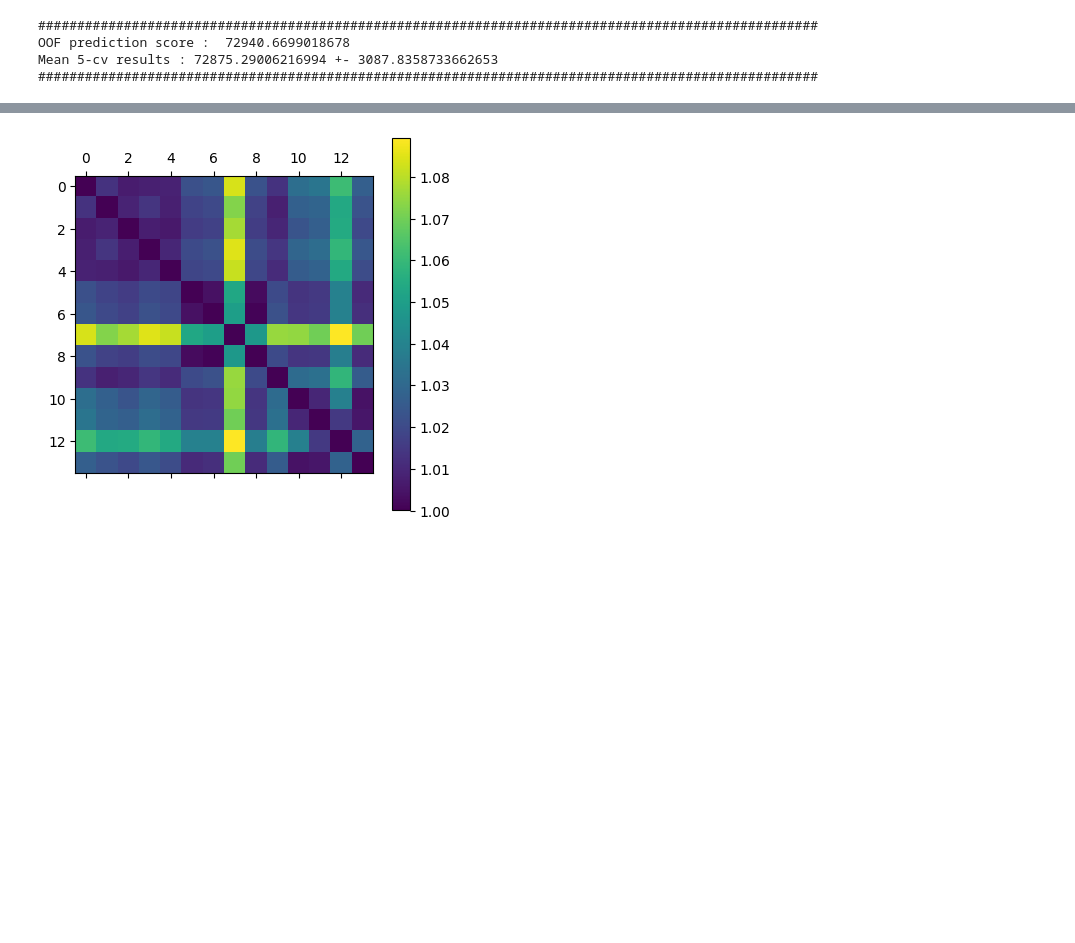
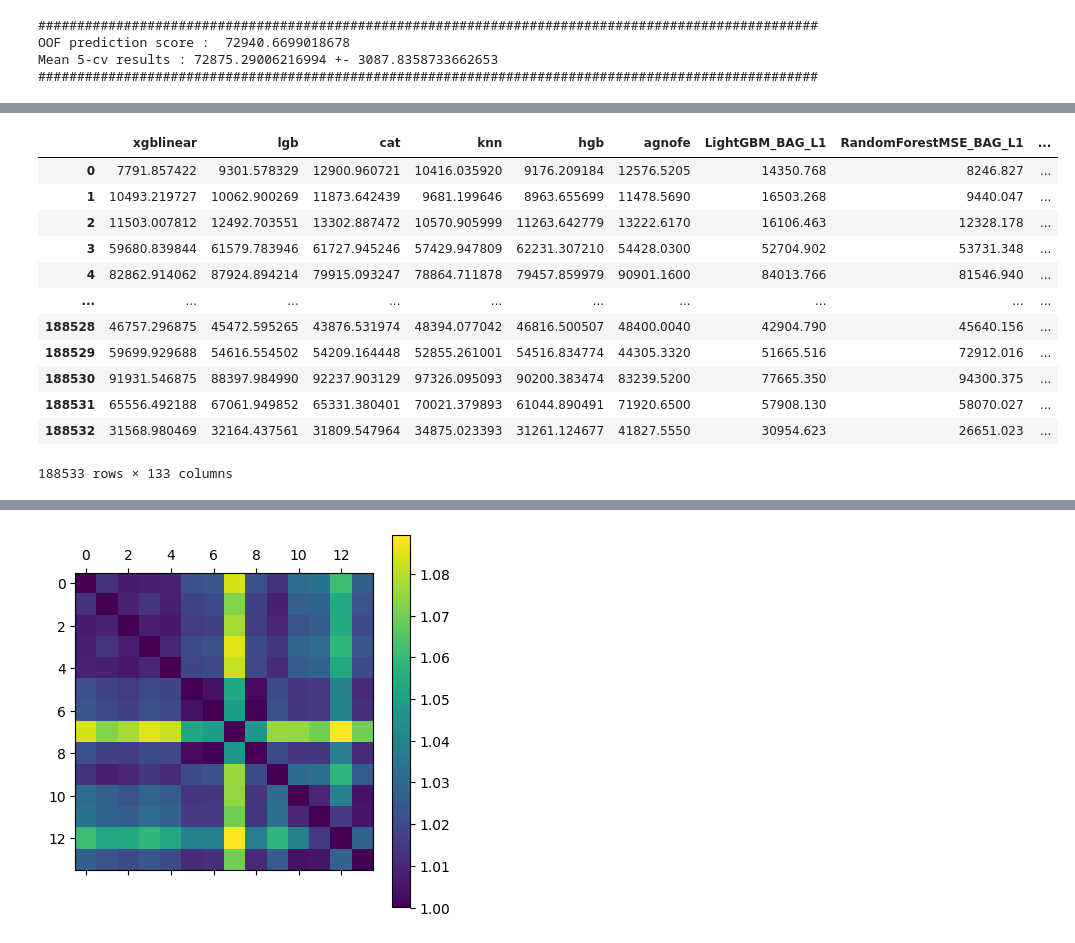
Before and after one commit to yuwei-1/Kaggle-tools, a Jupyter notebook: tuning-final-lgbm.ipynb, the cells around one changed output, grey strips where cells are left out. Cells and saved outputs as stored; diff of their text form; code cells hidden in the pictures; blank space fills up the shorter version.

```diff
--- a/tuning-final-lgbm.ipynb
+++ b/tuning-final-lgbm.ipynb
@@ -575,0 +447,9 @@ best_test.load_saved_prediction_files(additional_predictions)
+# %%
+hillclimber.train_oof_pred = hillclimber.train_oof_pred.loc[:,~hillclimber.train_oof_pred.columns.duplicated()].copy()
+hillclimber.test_pred = hillclimber.test_pred.loc[:,~hillclimber.test_pred.columns.duplicated()].copy()
+
+# hillclimber.train_oof_pred.drop(columns=["s3"], inplace=True)
+# hillclimber.test_pred.drop(columns=["s3"], inplace=True)
+
+print(hillclimber.train_oof_pred.head(5))
+print(hillclimber.test_pred.head(5))
@@ -575,0 +474,25 @@ best_test.load_saved_prediction_files(additional_predictions)
+# %%
+robhatch_oof = pd.read_parquet("/Users/yuwei-1/Downloads/train_v1.parquet")
+robhatch_test = pd.read_parquet("/Users/yuwei-1/Downloads/test_v1.parquet")
+
+pred_cols = [col_name for col_name in robhatch_oof.columns if "pred" in col_name]
+# %%
+full_oof_pred = pd.concat([hillclimber.train_oof_pred, pd.read_csv("/Users/yuwei-1/Documents/projects/Kaggle-tools/ktools/modelling/Data/used_cars/OOF_LightAutoMLTestersModels.csv", index_col=0), robhatch_oof[pred_cols]], axis=1)
+
+full_oof_pred.drop(columns='BLEND', inplace=True)
+full_oof_pred.dropna(inplace=True)
+full_oof_pred
+# %% [output]
+|  | xgblinear | lgb | cat | knn | hgb | agnofe | LightGBM_BAG_L1 | RandomForestMSE_BAG_L1 | ... |
+| 0 | 7791.857422 | 9301.578329 | 12900.960721 | 10416.035920 | 9176.209184 | 12576.5205 | 14350.768 | 8246.827 | ... |
+| 1 | 10493.219727 | 10062.900269 | 11873.642439 | 9681.199646 | 8963.655699 | 11478.5690 | 16503.268 | 9440.047 | ... |
+| 2 | 11503.007812 | 12492.703551 | 13302.887472 | 10570.905999 | 11263.642779 | 13222.6170 | 16106.463 | 12328.178 | ... |
+| 3 | 59680.839844 | 61579.783946 | 61727.945246 | 57429.947809 | 62231.307210 | 54428.0300 | 52704.902 | 53731.348 | ... |
+| 4 | 82862.914062 | 87924.894214 | 79915.093247 | 78864.711878 | 79457.859979 | 90901.1600 | 84013.766 | 81546.940 | ... |
+| ... | ... | ... | ... | ... | ... | ... | ... | ... | ... |
+| 188528 | 46757.296875 | 45472.595265 | 43876.531974 | 48394.077042 | 46816.500507 | 48400.0040 | 42904.790 | 45640.156 | ... |
+| 188529 | 59699.929688 | 54616.554502 | 54209.164448 | 52855.261001 | 54516.834774 | 44305.3320 | 51665.516 | 72912.016 | ... |
+| 188530 | 91931.546875 | 88397.984990 | 92237.903129 | 97326.095093 | 90200.383474 | 83239.5200 | 77665.350 | 94300.375 | ... |
+| 188531 | 65556.492188 | 67061.949852 | 65331.380401 | 70021.379893 | 61044.890491 | 71920.6500 | 57908.130 | 58070.027 | ... |
+| 188532 | 31568.980469 | 32164.437561 | 31809.547964 | 34875.023393 | 31261.124677 | 41827.5550 | 30954.623 | 26651.023 | ... |
+188533 rows × 133 columns
```
Also changed, not shown: parts of 25 cells of this notebook, 20 other files.
